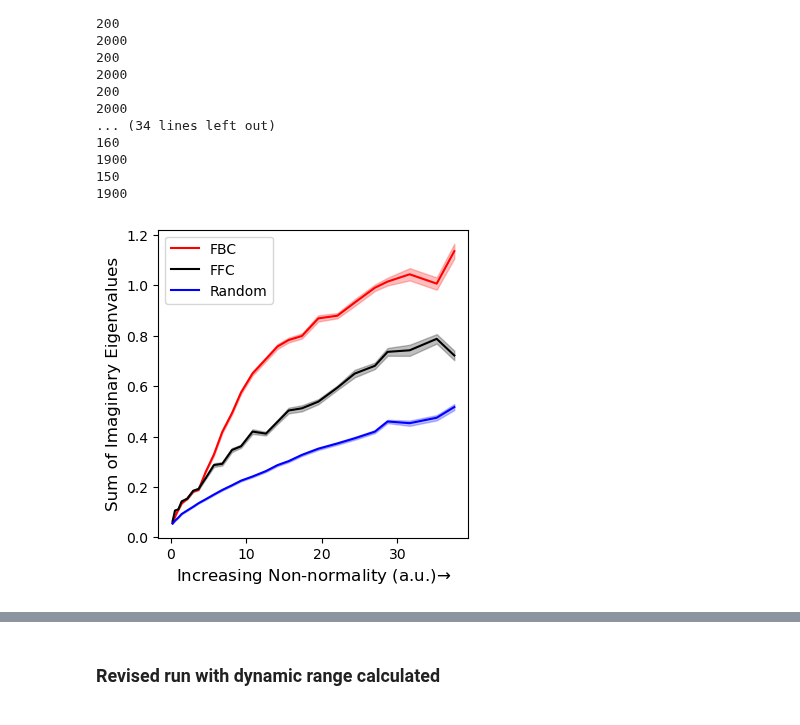
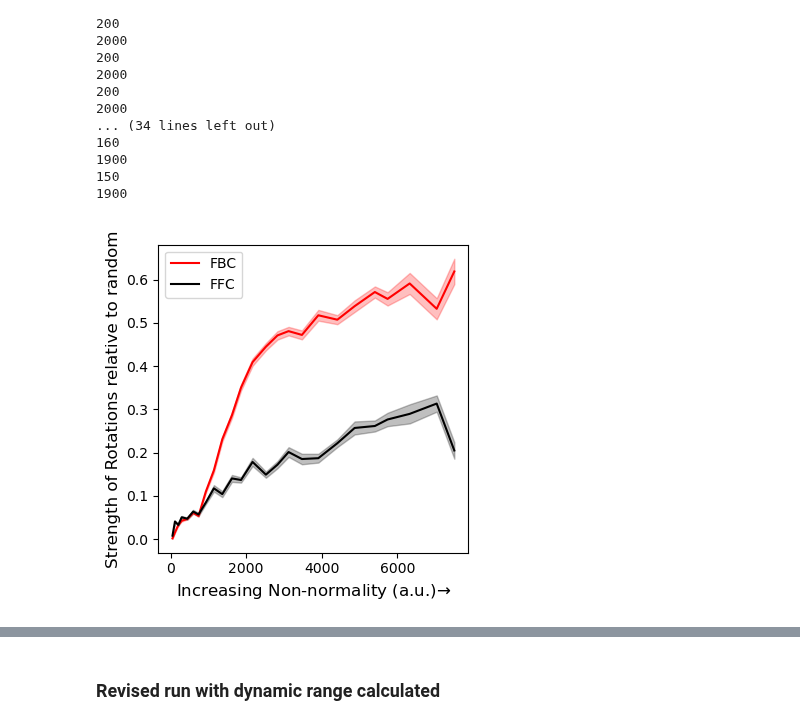
Before and after one commit to BouchardLab/FCCA_analysis, a Jupyter notebook: notebooks/theory/soc.ipynb, the cells around one changed output, grey strips where cells are left out. Cells and saved outputs as stored; diff of their text form; code cells hidden in the pictures.

```diff
--- a/notebooks/theory/soc.ipynb
+++ b/notebooks/theory/soc.ipynb
@@ -179,11 +181,13 @@ nn3 = NonnormalAuto(W[1][24], 1e-5, 1)
 import pickle
 # %%
 # with open('soc_pseudo2.pkl', 'wb') as f:
+#     f.write(pickle.dumps(W))
 #     f.write(pickle.dumps(nn1))
 #     f.write(pickle.dumps(nn2))
 #     f.write(pickle.dumps(nn3))
 
 with open('soc_pseudo2.pkl', 'rb') as f:
+    W = pickle.load(f)
     nn1 = pickle.load(f)
     nn2 = pickle.load(f)
     nn3 = pickle.load(f)
@@ -253,0 +249,18 @@ NameError: name 'plt' is not defined
+# %%
+# Plot example trajectories from each system
+def gen_activity(tau, W, activ_func, sigma, T, h):
+
+    # f
+    def f_(x, t):
+        return 1/tau * (-1 * np.eye(W.shape[0]) @ x + W @ activ_func(x))
+
+    # G: linear i.i.d noise with sigma
+    def g_(x, t):
+        return sigma * np.eye(W.shape[0])
+
+    # Generate random initial condition and then integrate over the desired time period
+    tspace = np.linspace(0, T, int(T/h))
+
+    x0 = np.random.normal(size=(W.shape[0],))
+
+    return  sdeint.itoSRI2(f_, g_, x0, tspace)
@@ -608,26 +672,33 @@ for i, r in enumerate(R):
 1900
 # %%
 fig, ax =  plt.subplots(figsize=(4, 4))
+
+# Z-score relative to random
+baseline = np.nanmean(jpca_eig_control, axis=-1)[:, np.newaxis]
+sigma = np.nanstd(jpca_eig_control, axis=-1)[:, np.newaxis]
+jpca_eig[:, 0, :] = jpca_eig[:, 0, :] - baseline
+jpca_eig[:, 1, :] = jpca_eig[:, 1, :] - baseline
+
+
 ax.plot(nn, np.nanmean(jpca_eig[:, 0], axis=-1), color='r')
 ax.fill_between(nn, np.nanmean(jpca_eig[:, 0], axis=-1) - 1/np.sqrt(200)*np.nanstd(jpca_eig[:, 0], axis=-1), np.nanmean(jpca_eig[:, 0], axis=-1) + 1/np.sqrt(200)*np.nanstd(jpca_eig[:, 0], axis=-1),
                 color='r', alpha=0.25)
 ax.plot(nn, np.nanmean(jpca_eig[:, 1], axis=-1), color='k')
 ax.fill_between(nn, np.nanmean(jpca_eig[:, 1], axis=-1) - 1/np.sqrt(200)*np.nanstd(jpca_eig[:, 1], axis=-1), np.nanmean(jpca_eig[:, 1], axis=-1) + 1/np.sqrt(200)*np.nanstd(jpca_eig[:, 1], axis=-1),
                 color='k', alpha=0.25)
-ax.set_ylabel('Sum of Imaginary Eigenvalues', fontsize=12)
-
-ax.plot(nn, np.nanmean(jpca_eig_control, axis=-1), color='b')
-ax.fill_between(nn, np.nanmean(jpca_eig_control, axis=-1) - 1/np.sqrt(200)*np.nanstd(jpca_eig_control, axis=-1),
-                np.nanmean(jpca_eig_control, axis=-1) + 1/np.sqrt(200)*np.nanstd(jpca_eig_control, axis=-1),
-                color='b', alpha=0.25)
+ax.set_ylabel('Strength of Rotations relative to random', fontsize=12)
+# ax.plot(nn, np.nanmean(jpca_eig_control, axis=-1), color='b')
+# ax.fill_between(nn, np.nanmean(jpca_eig_control, axis=-1) - 1/np.sqrt(200)*np.nanstd(jpca_eig_control, axis=-1),
+#                 np.nanmean(jpca_eig_control, axis=-1) + 1/np.sqrt(200)*np.nanstd(jpca_eig_control, axis=-1),
+#                 color='b', alpha=0.25)
 
 #ax.set_xlabel('Non-normality (a.u.)', fontsize=12)
-ax.legend(['FBC', 'FFC', 'Random'])
+ax.legend(['FBC', 'FFC'])
 # ax.set_xticks()
 ax.set_xlabel('Increasing Non-normality (a.u.)' + r'$\to$', fontsize=12)
-fig.savefig('/home/akumar/nse/neural_control/figs/synth/soc_jpca_wcontrol.pdf', bbox_inches='tight', pad_inches=0)
+fig.savefig('/home/akumar/nse/neural_control/figs/synth/soc_jpca_wcontrol_zscored.pdf', bbox_inches='tight', pad_inches=0)
 # %% [output]
-[figure, old version]
+[figure, new version]
 # %%
 def gen_activity(A, T, h):
 
```
Also changed, not shown: parts of 16 cells of this notebook, 27 other files.
